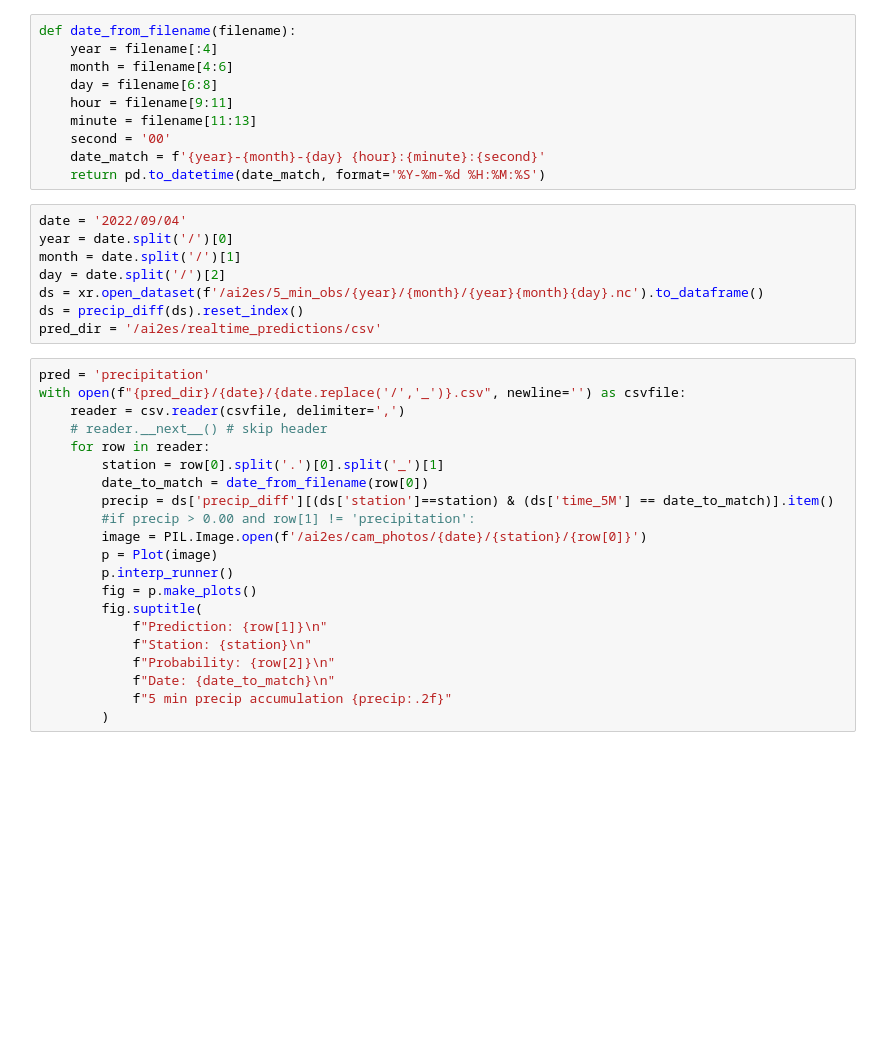
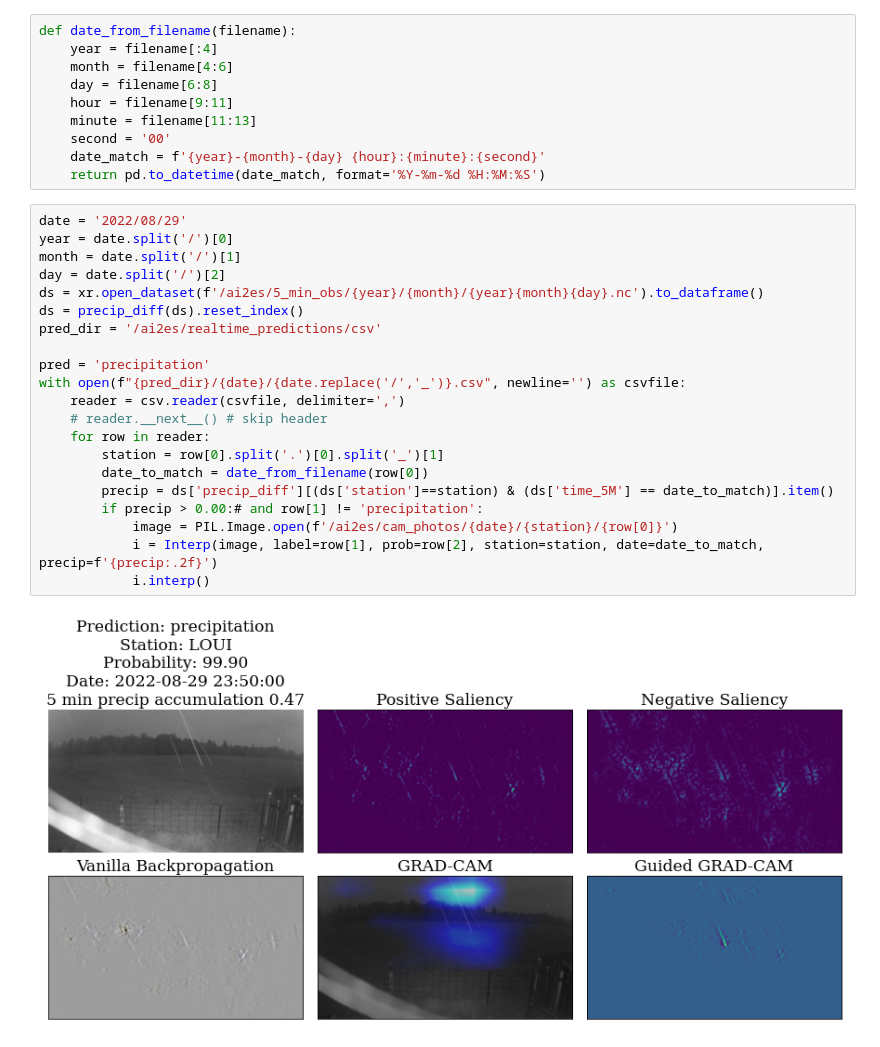
Before and after one commit to vprzybylo/ai2es, a Jupyter notebook: notebooks/classify_real_preds.ipynb, the cells around one changed output. Drawn from its saved outputs; the diff is of its cells as text; blank space fills up the shorter version.

Commit message:
rain gauge labeling - no human

```diff
--- a/notebooks/classify_real_preds.ipynb
+++ b/notebooks/classify_real_preds.ipynb
@@ -53,32 +53,26 @@ def date_from_filename(filename):
     second = '00'
     date_match = f'{year}-{month}-{day} {hour}:{minute}:{second}'
     return pd.to_datetime(date_match, format='%Y-%m-%d %H:%M:%S')
-# %%
-date = '2022/09/04'
-year = date.split('/')[0]
-month = date.split('/')[1]
-day = date.split('/')[2]
-ds = xr.open_dataset(f'/ai2es/5_min_obs/{year}/{month}/{year}{month}{day}.nc').to_dataframe()
-ds = precip_diff(ds).reset_index()
-pred_dir = '/ai2es/realtime_predictions/csv'
 # %%
+date = '2022/08/29'
+year = date.split('/')[0]
+month = date.split('/')[1]
+day = date.split('/')[2]
+ds = xr.open_dataset(f'/ai2es/5_min_obs/{year}/{month}/{year}{month}{day}.nc').to_dataframe()
+ds = precip_diff(ds).reset_index()
+pred_dir = '/ai2es/realtime_predictions/csv'
+
 pred = 'precipitation'
 with open(f"{pred_dir}/{date}/{date.replace('/','_')}.csv", newline='') as csvfile:
     reader = csv.reader(csvfile, delimiter=',')
     # reader.__next__() # skip header
     for row in reader:
         station = row[0].split('.')[0].split('_')[1]
         date_to_match = date_from_filename(row[0])
         precip = ds['precip_diff'][(ds['station']==station) & (ds['time_5M'] == date_to_match)].item()
-        #if precip > 0.00 and row[1] != 'precipitation':
-        image = PIL.Image.open(f'/ai2es/cam_photos/{date}/{station}/{row[0]}')
-        p = Plot(image)
-        p.interp_runner()
-        fig = p.make_plots()
-        fig.suptitle(
-            f"Prediction: {row[1]}\n"
-            f"Station: {station}\n"
-            f"Probability: {row[2]}\n"
-            f"Date: {date_to_match}\n"
-            f"5 min precip accumulation {precip:.2f}"
-        )
+        if precip > 0.00:# and row[1] != 'precipitation':
+            image = PIL.Image.open(f'/ai2es/cam_photos/{date}/{station}/{row[0]}')
+            i = Interp(image, label=row[1], prob=row[2], station=station, date=date_to_match, precip=f'{precip:.2f}')
+            i.interp()
+# %% [output]
+[figure, added]
```
Also changed, not shown: parts of 2 cells of this notebook, 3 other files.
